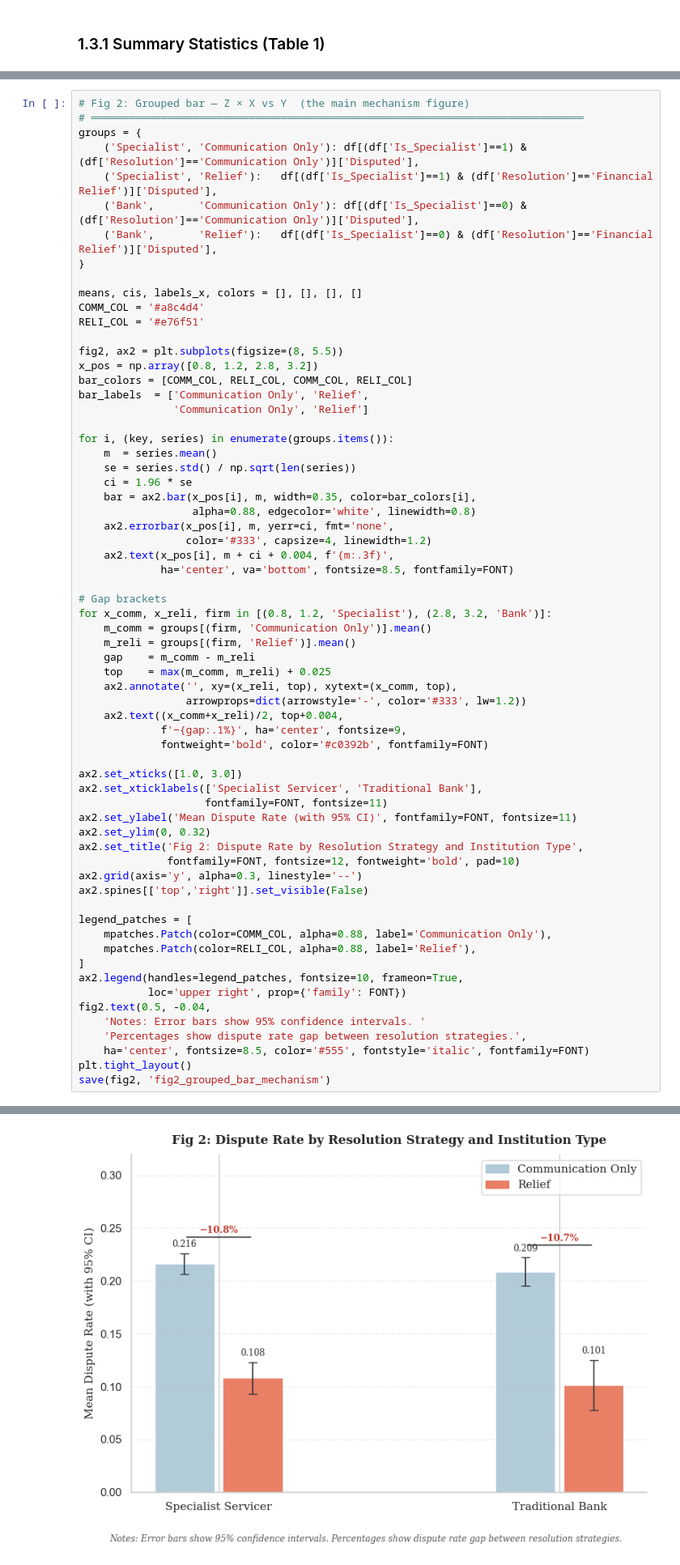
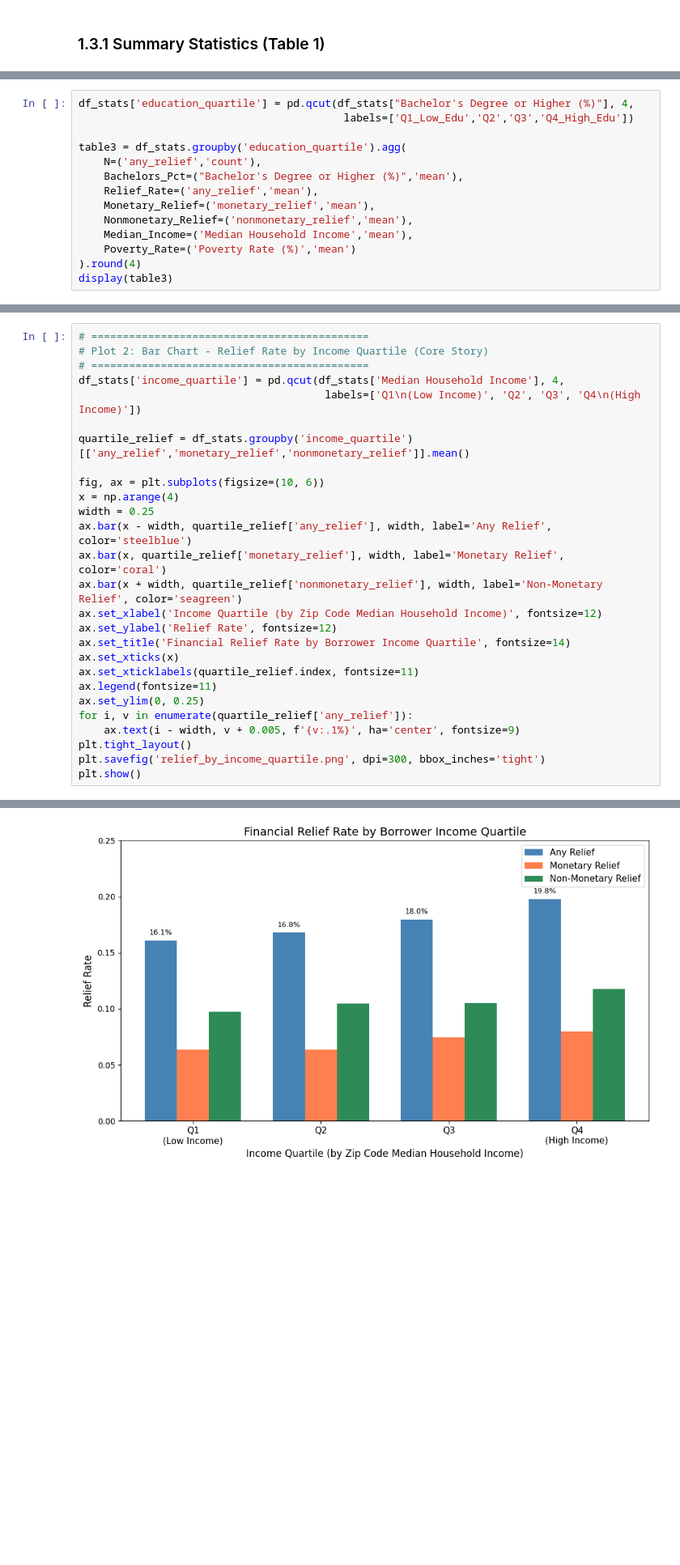
Before and after one commit to HuiqiZhao1/eco225-project-HuiqiZhao, a Jupyter notebook: Final Project/Fianl Project.ipynb, the cells around one changed output, grey strips where cells are left out. Shown at 81% size. Cells and saved outputs as stored; diff of their text form; blank space fills up the shorter version.

```diff
--- a/Final Project/Fianl Project.ipynb
+++ b/Final Project/Fianl Project.ipynb
@@ -411,0 +322,14 @@ Table 2 stratifies the sample by institution type. Dispute rates are nearly iden
+# %%
+df_stats['education_quartile'] = pd.qcut(df_stats["Bachelor's Degree or Higher (%)"], 4,
+                                          labels=['Q1_Low_Edu','Q2','Q3','Q4_High_Edu'])
+
+table3 = df_stats.groupby('education_quartile').agg(
+    N=('any_relief','count'),
+    Bachelors_Pct=("Bachelor's Degree or Higher (%)",'mean'),
+    Relief_Rate=('any_relief','mean'),
+    Monetary_Relief=('monetary_relief','mean'),
+    Nonmonetary_Relief=('nonmonetary_relief','mean'),
+    Median_Income=('Median Household Income','mean'),
+    Poverty_Rate=('Poverty Rate (%)','mean')
+).round(4)
+display(table3)
@@ -497,66 +377,28 @@ Figure 1 uses a firm-level boxplot to show how dispute rates are distributed wit
 # %%
-# Fig 2: Grouped bar — Z × X vs Y  (the main mechanism figure)
-# ══════════════════════════════════════════════════════════════════════════════
-groups = {
-    ('Specialist', 'Communication Only'): df[(df['Is_Specialist']==1) & (df['Resolution']=='Communication Only')]['Disputed'],
-    ('Specialist', 'Relief'):   df[(df['Is_Specialist']==1) & (df['Resolution']=='Financial Relief')]['Disputed'],
-    ('Bank',       'Communication Only'): df[(df['Is_Specialist']==0) & (df['Resolution']=='Communication Only')]['Disputed'],
-    ('Bank',       'Relief'):   df[(df['Is_Specialist']==0) & (df['Resolution']=='Financial Relief')]['Disputed'],
-}
+# ============================================
+# Plot 2: Bar Chart - Relief Rate by Income Quartile (Core Story)
+# ============================================
+df_stats['income_quartile'] = pd.qcut(df_stats['Median Household Income'], 4,
+                                       labels=['Q1\n(Low Income)', 'Q2', 'Q3', 'Q4\n(High Income)'])
 
-means, cis, labels_x, colors = [], [], [], []
-COMM_COL = '#a8c4d4'
-RELI_COL = '#e76f51'
+quartile_relief = df_stats.groupby('income_quartile')[['any_relief','monetary_relief','nonmonetary_relief']].mean()
 
-fig2, ax2 = plt.subplots(figsize=(8, 5.5))
-x_pos = np.array([0.8, 1.2, 2.8, 3.2])
-bar_colors = [COMM_COL, RELI_COL, COMM_COL, RELI_COL]
-bar_labels  = ['Communication Only', 'Relief',
-               'Communication Only', 'Relief']
-
-for i, (key, series) in enumerate(groups.items()):
-    m  = series.mean()
-    se = series.std() / np.sqrt(len(series))
-    ci = 1.96 * se
-    bar = ax2.bar(x_pos[i], m, width=0.35, color=bar_colors[i],
-                  alpha=0.88, edgecolor='white', linewidth=0.8)
-    ax2.errorbar(x_pos[i], m, yerr=ci, fmt='none',
-                 color='#333', capsize=4, linewidth=1.2)
-    ax2.text(x_pos[i], m + ci + 0.004, f'{m:.3f}',
-             ha='center', va='bottom', fontsize=8.5, fontfamily=FONT)
-
-# Gap brackets
-for x_comm, x_reli, firm in [(0.8, 1.2, 'Specialist'), (2.8, 3.2, 'Bank')]:
-    m_comm = groups[(firm, 'Communication Only')].mean()
-    m_reli = groups[(firm, 'Relief')].mean()
-    gap    = m_comm - m_reli
-    top    = max(m_comm, m_reli) + 0.025
-    ax2.annotate('', xy=(x_reli, top), xytext=(x_comm, top),
-                 arrowprops=dict(arrowstyle='-', color='#333', lw=1.2))
-    ax2.text((x_comm+x_reli)/2, top+0.004,
-             f'−{gap:.1%}', ha='center', fontsize=9,
-             fontweight='bold', color='#c0392b', fontfamily=FONT)
-
-ax2.set_xticks([1.0, 3.0])
-ax2.set_xticklabels(['Specialist Servicer', 'Traditional Bank'],
-                    fontfamily=FONT, fontsize=11)
-ax2.set_ylabel('Mean Dispute Rate (with 95% CI)', fontfamily=FONT, fontsize=11)
-ax2.set_ylim(0, 0.32)
-ax2.set_title('Fig 2: Dispute Rate by Resolution Strategy and Institution Type',
-              fontfamily=FONT, fontsize=12, fontweight='bold', pad=10)
-ax2.grid(axis='y', alpha=0.3, linestyle='--')
-ax2.spines[['top','right']].set_visible(False)
-
-legend_patches = [
-    mpatches.Patch(color=COMM_COL, alpha=0.88, label='Communication Only'),
-    mpatches.Patch(color=RELI_COL, alpha=0.88, label='Relief'),
-]
-ax2.legend(handles=legend_patches, fontsize=10, frameon=True,
-           loc='upper right', prop={'family': FONT})
-fig2.text(0.5, -0.04,
-    'Notes: Error bars show 95% confidence intervals. '
-    'Percentages show dispute rate gap between resolution strategies.',
-    ha='center', fontsize=8.5, color='#555', fontstyle='italic', fontfamily=FONT)
+fig, ax = plt.subplots(figsize=(10, 6))
+x = np.arange(4)
+width = 0.25
+ax.bar(x - width, quartile_relief['any_relief'], width, label='Any Relief', color='steelblue')
+ax.bar(x, quartile_relief['monetary_relief'], width, label='Monetary Relief', color='coral')
+ax.bar(x + width, quartile_relief['nonmonetary_relief'], width, label='Non-Monetary Relief', color='seagreen')
+ax.set_xlabel('Income Quartile (by Zip Code Median Household Income)', fontsize=12)
+ax.set_ylabel('Relief Rate', fontsize=12)
+ax.set_title('Financial Relief Rate by Borrower Income Quartile', fontsize=14)
+ax.set_xticks(x)
+ax.set_xticklabels(quartile_relief.index, fontsize=11)
+ax.legend(fontsize=11)
+ax.set_ylim(0, 0.25)
+for i, v in enumerate(quartile_relief['any_relief']):
+    ax.text(i - width, v + 0.005, f'{v:.1%}', ha='center', fontsize=9)
 plt.tight_layout()
-save(fig2, 'fig2_grouped_bar_mechanism')
+plt.savefig('relief_by_income_quartile.png', dpi=300, bbox_inches='tight')
+plt.show()
 # %% [output]
@@ -564,2 +405,2 @@ Saved fig2_grouped_bar_mechanism.png
-[figure, old version]
+[figure, new version]
 # %% [markdown]
```
Also changed, not shown: parts of 126 cells of this notebook, 44 other files.
